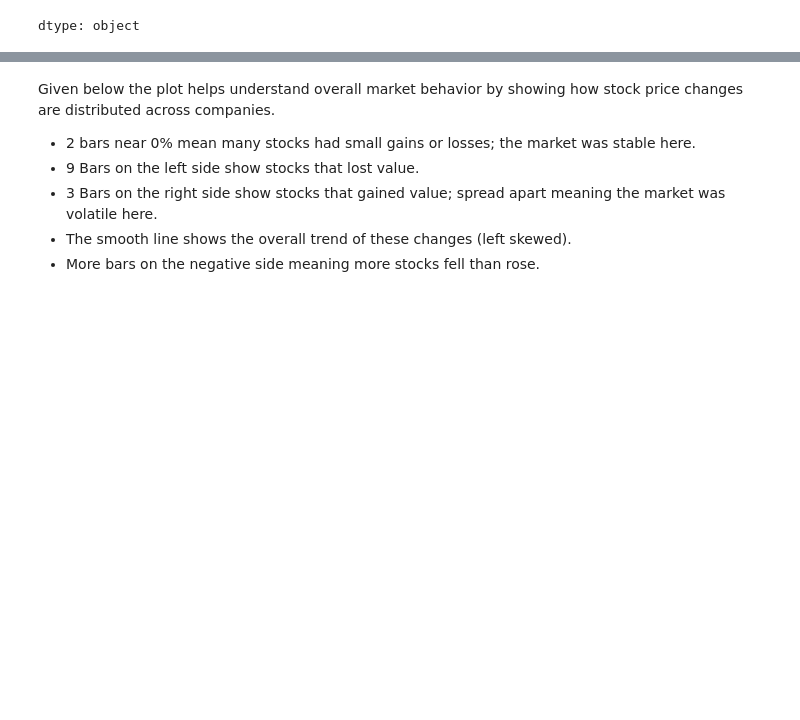
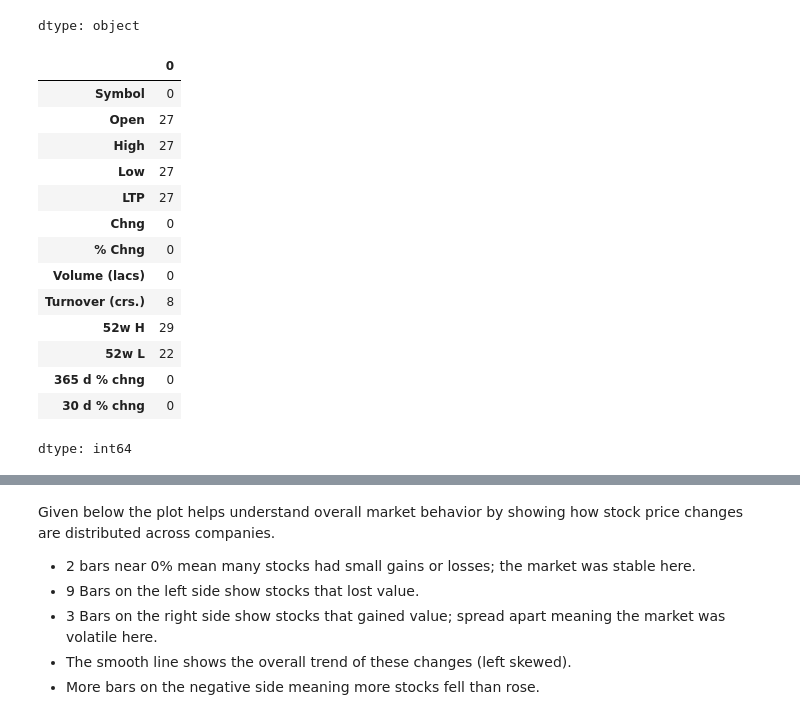
Before and after one commit to AarshiMukherjee/Market-Interaction-Based-Company-Performance-Predictor, a Jupyter notebook: Exploratory_Data_Analysis.ipynb, the cells around one changed output, grey strips where cells are left out. Drawn from its saved outputs; the diff is of its cells as text; code cells hidden in the pictures; blank space fills up the shorter version.

```diff
--- a/Exploratory_Data_Analysis.ipynb
+++ b/Exploratory_Data_Analysis.ipynb
@@ -106,3 +101,22 @@ numeric_cols = [
     '52w H','52w L','365 d % chng','30 d % chng'
 ]
 df[numeric_cols] = df[numeric_cols].apply(pd.to_numeric, errors='coerce')
+# %%
+#Check total number of null values in the dataset
+df.isnull().sum()
+# %% [output]
+|  | 0 |
+| Symbol | 0 |
+| Open | 27 |
+| High | 27 |
+| Low | 27 |
+| LTP | 27 |
+| Chng | 0 |
+| % Chng | 0 |
+| Volume (lacs) | 0 |
+| Turnover (crs.) | 8 |
+| 52w H | 29 |
+| 52w L | 22 |
+| 365 d % chng | 0 |
+| 30 d % chng | 0 |
+dtype: int64
```
Also changed, not shown: parts of 4 cells of this notebook.
